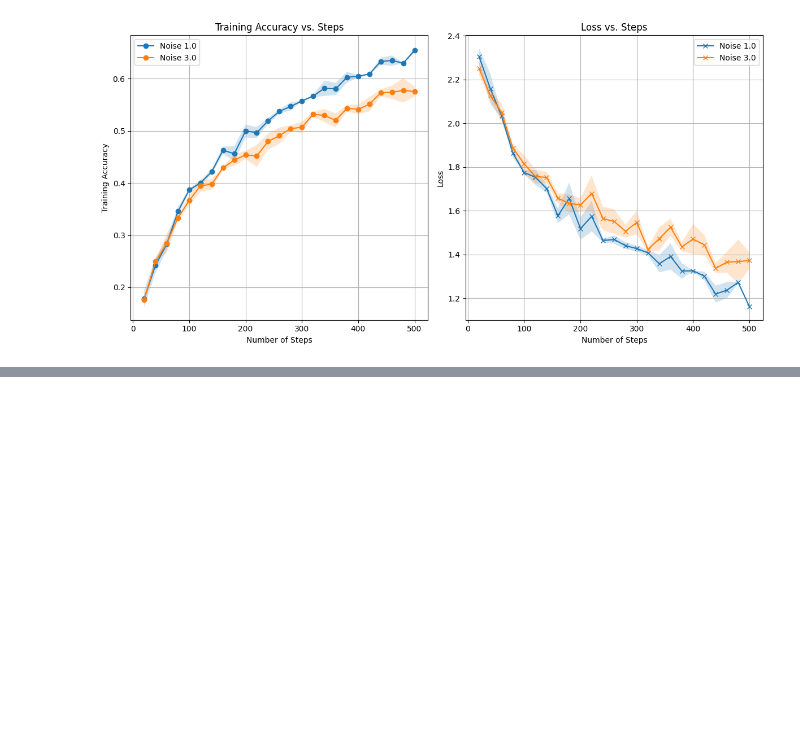
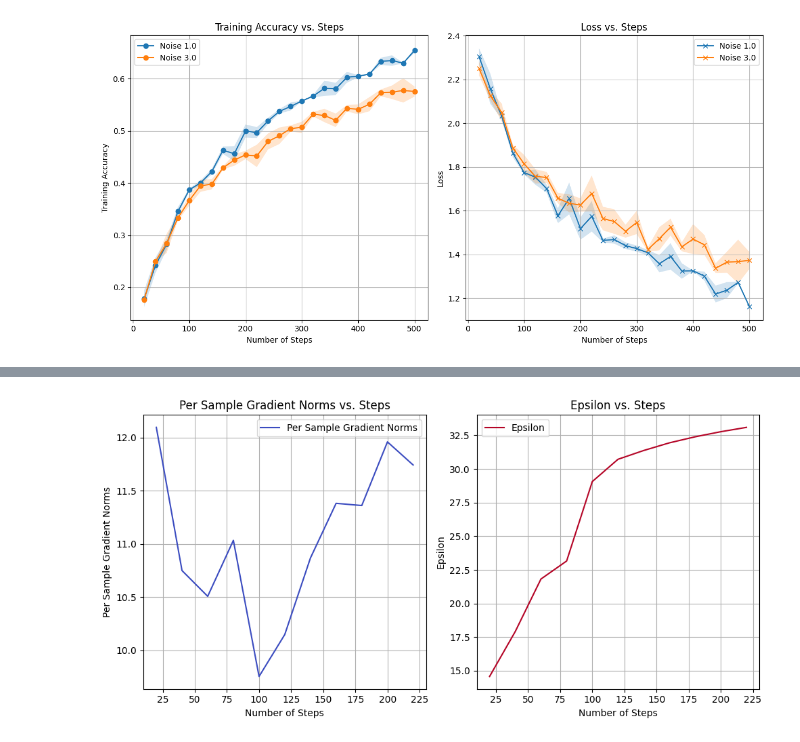
Before and after one commit to LisaRebecca/privacy-preserving-data-analytics, a Jupyter notebook: src/tan/noise_experiments.ipynb, the cells around one changed output, grey strips where cells are left out. Saved outputs shown, nothing was run; the diff lists cells and outputs as text; code cells hidden in the pictures; blank space fills up the shorter version.

```diff
--- a/src/tan/noise_experiments.ipynb
+++ b/src/tan/noise_experiments.ipynb
@@ -371,0 +670,4 @@ plt.show()
+# %%
+plot_gradient_epsilon(df_experiments.iloc[5]["training_steps"],"")
+# %% [output]
+[figure, added]
```
Also changed, not shown: parts of 31 cells of this notebook.
